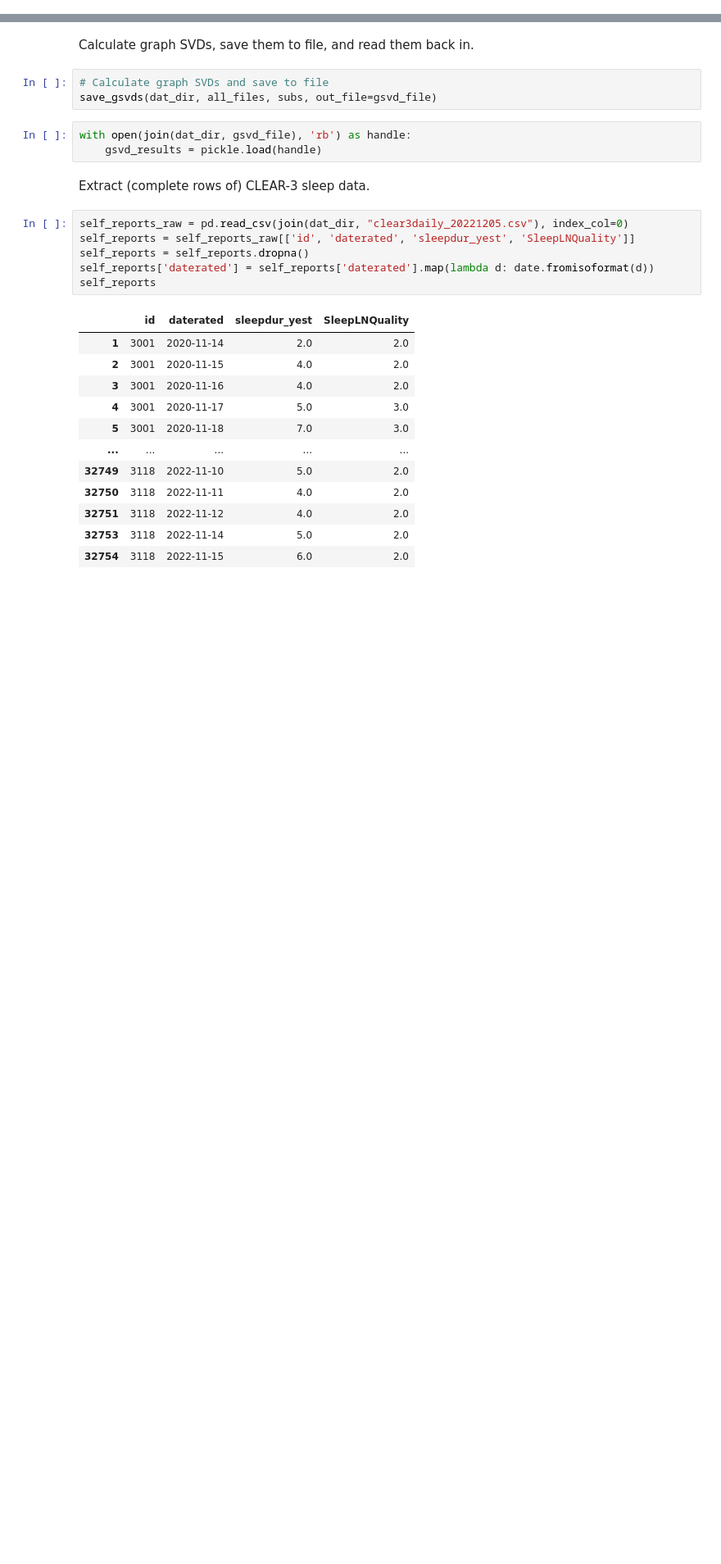
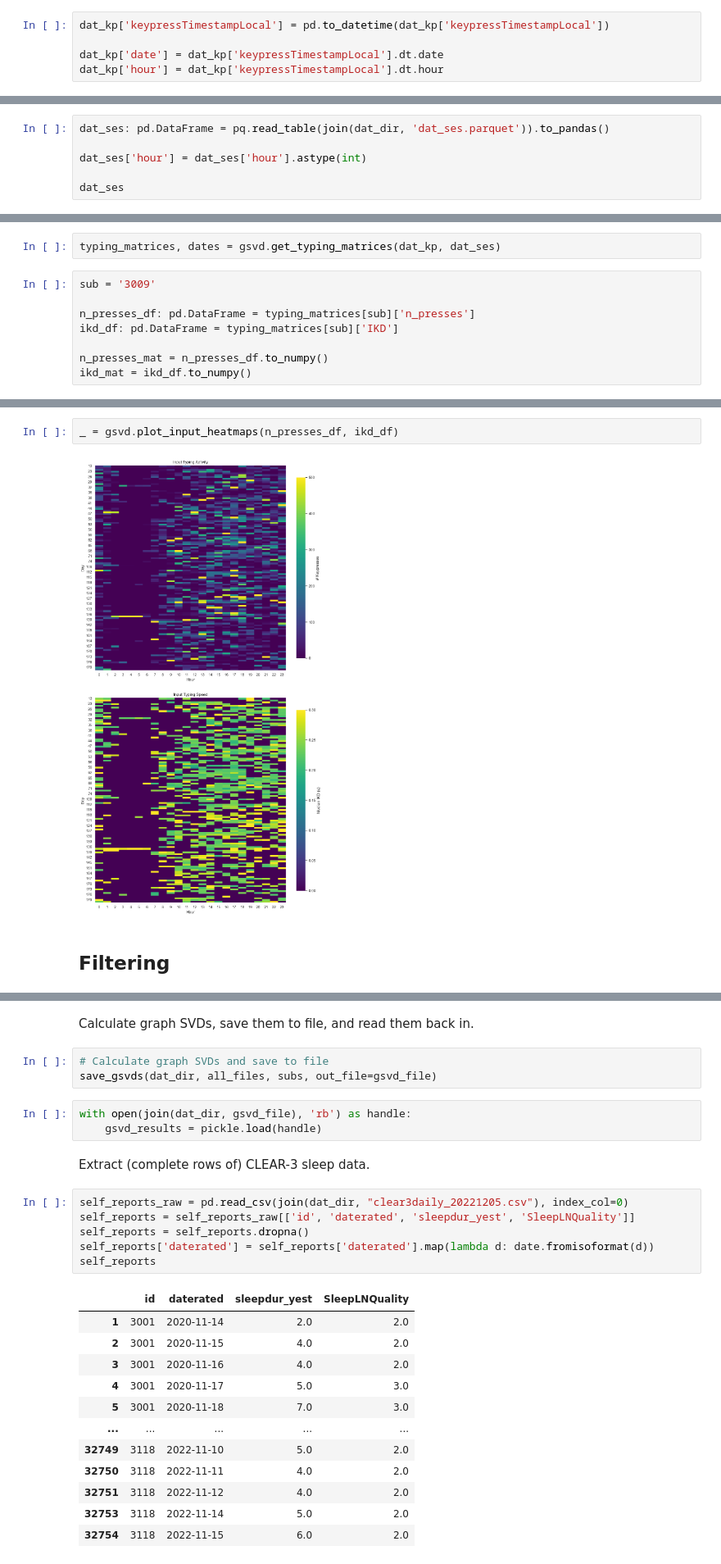
Before and after one commit to Valkje/graph-svd, a Jupyter notebook: clear3_sleep.ipynb, the cells around one changed output, grey strips where cells are left out. Shown at 82% size. Drawn from its saved outputs; the diff is of its cells as text; blank space fills up the shorter version.

Commit message:
Refactor data preprocessing

```diff
--- a/clear3_sleep.ipynb
+++ b/clear3_sleep.ipynb
@@ -18,0 +120,5 @@ sns.set_theme(style="darkgrid")
+# %%
+dat_kp['keypressTimestampLocal'] = pd.to_datetime(dat_kp['keypressTimestampLocal'])
+
+dat_kp['date'] = dat_kp['keypressTimestampLocal'].dt.date
+dat_kp['hour'] = dat_kp['keypressTimestampLocal'].dt.hour
@@ -18,0 +143,6 @@ sns.set_theme(style="darkgrid")
+# %%
+dat_ses: pd.DataFrame = pq.read_table(join(dat_dir, 'dat_ses.parquet')).to_pandas()
+
+dat_ses['hour'] = dat_ses['hour'].astype(int)
+
+dat_ses
@@ -18,0 +163,10 @@ sns.set_theme(style="darkgrid")
+# %%
+typing_matrices, dates = gsvd.get_typing_matrices(dat_kp, dat_ses)
+# %%
+sub = '3009'
+
+n_presses_df: pd.DataFrame = typing_matrices[sub]['n_presses']
+ikd_df: pd.DataFrame = typing_matrices[sub]['IKD']
+
+n_presses_mat = n_presses_df.to_numpy()
+ikd_mat = ikd_df.to_numpy()
@@ -18,0 +190,6 @@ sns.set_theme(style="darkgrid")
+# %%
+_ = gsvd.plot_input_heatmaps(n_presses_df, ikd_df)
+# %% [output]
+[figure, added]
+# %% [markdown]
+## Filtering
```
Also changed, not shown: parts of 57 cells of this notebook, 5 other files.
